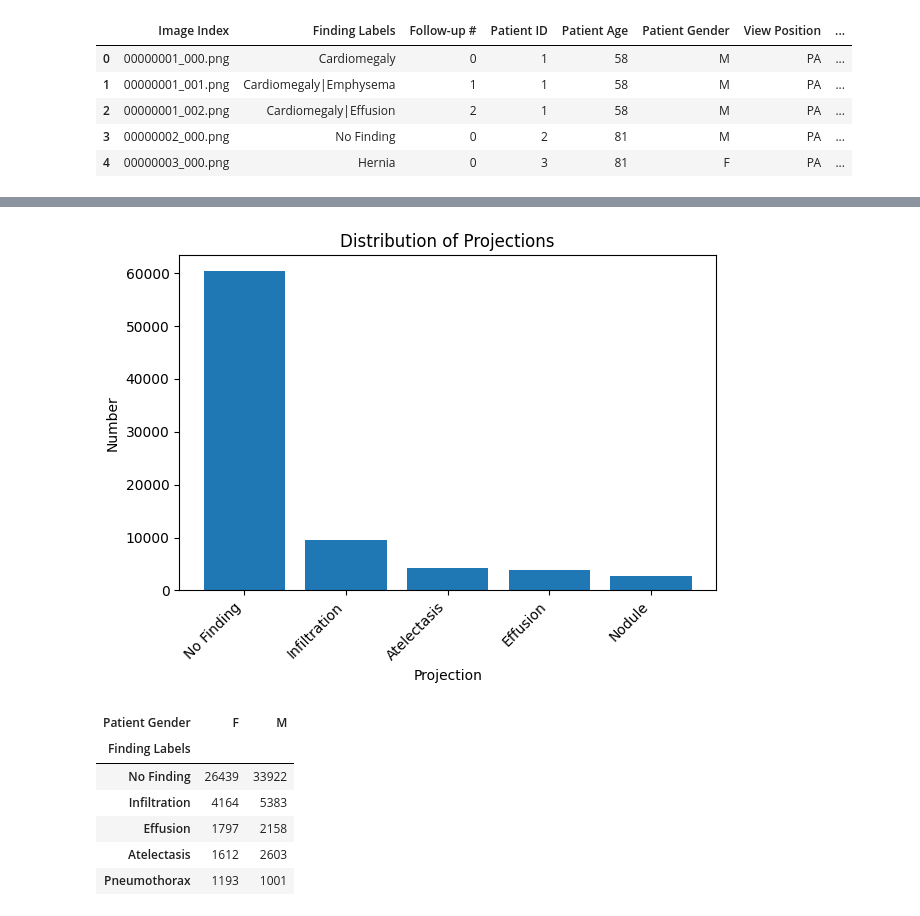
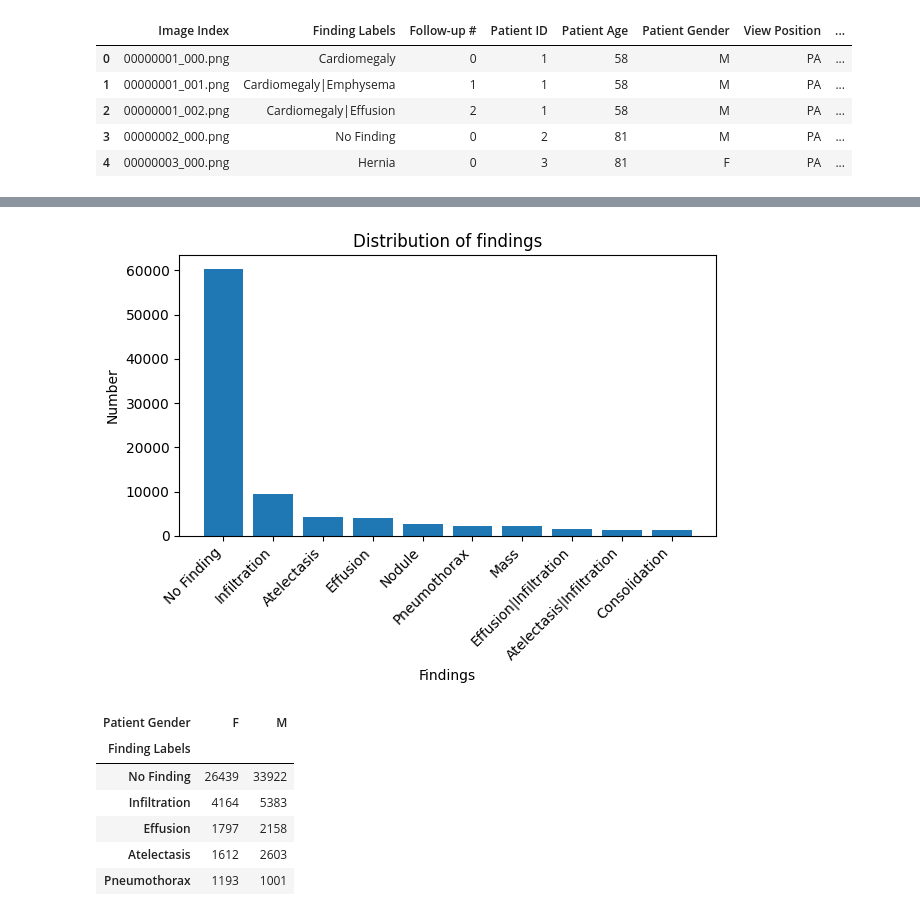
Before and after one commit to nikodice4/MedCLIP_shortcuts, a Jupyter notebook: notebooks/eda_pre.ipynb, the cells around one changed output, grey strips where cells are left out. Saved outputs shown, nothing was run; the diff lists cells and outputs as text; code cells hidden in the pictures.

```diff
--- a/notebooks/eda_pre.ipynb
+++ b/notebooks/eda_pre.ipynb
@@ -6,6 +6,7 @@ import seaborn as sns
 pd.set_option("display.max_columns", 500)
 # %%
 df_raw = pd.read_csv("../data/raw/ChestX-ray14/Data_Entry_2017.csv")
+df_raw = df_raw.drop(columns="Unnamed: 11")
 # %%
 df_raw.head()
 # %% [output]
@@ -76,15 +73,15 @@ Name: count, dtype: int64
 # %%
 plt.figure()
 view_counts = df_raw["Finding Labels"].value_counts()
-plt.bar(view_counts[:5].index, view_counts[:5].values)
-plt.title("Distribution of Projections")
-plt.xlabel("Projection")
+plt.bar(view_counts[:10].index, view_counts[:10].values)
+plt.title("Distribution of findings")
+plt.xlabel("Findings")
 plt.ylabel("Number")
 plt.xticks(rotation=45, ha="right")
 plt.tight_layout()
 plt.show()
 # %% [output]
-[figure, old version]
+[figure, new version]
 # %%
 label_sex_crosstab = (df_raw.explode("Finding Labels").pivot_table(index="Finding Labels", columns="Patient Gender",
                                    aggfunc="size", fill_value=0).sort_values(by=["F", "M"], ascending=False))
```
Also changed, not shown: parts of 14 cells of this notebook, 1 other file.
